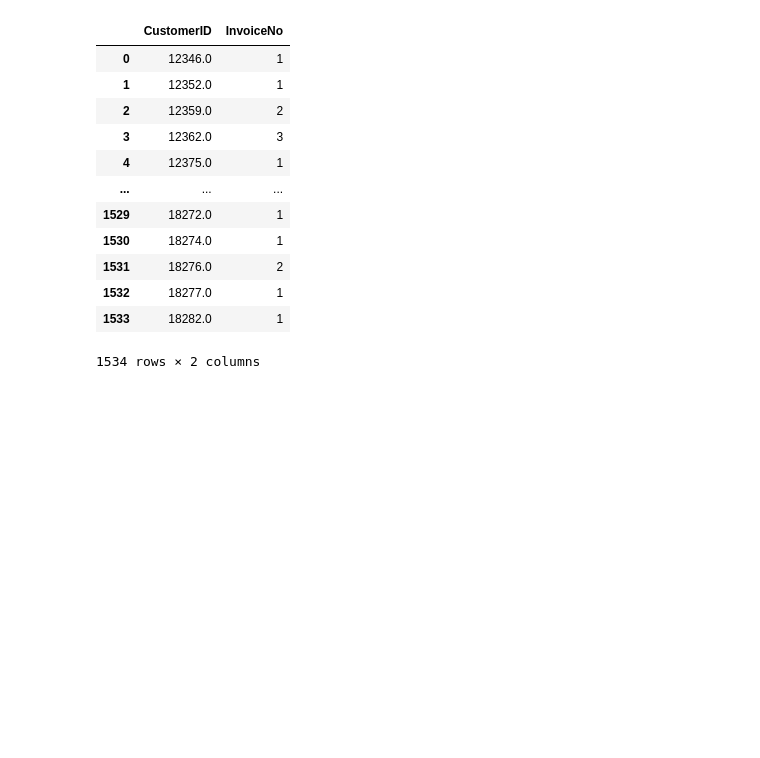
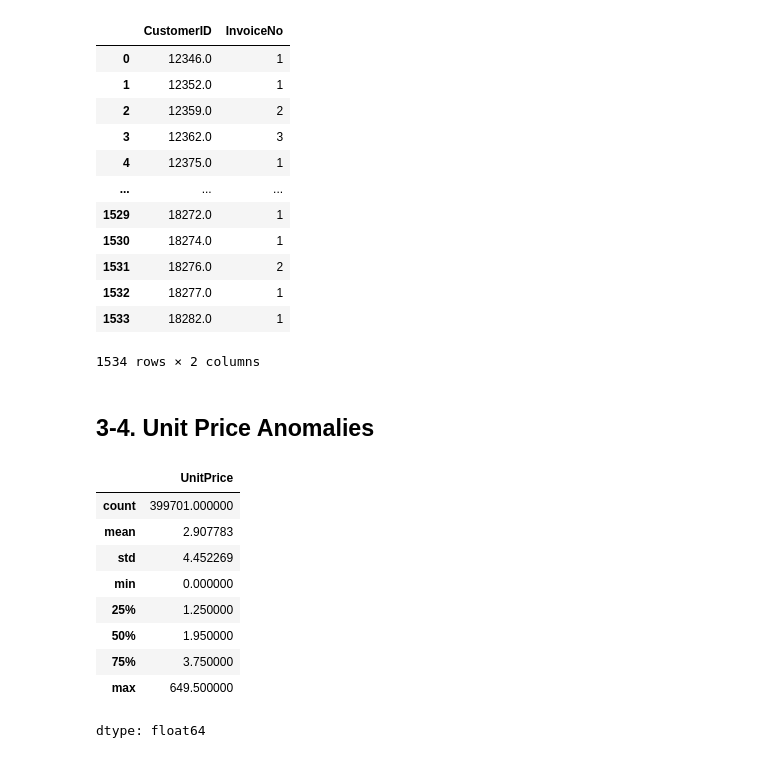
Before and after one commit to iamyunaseo/e-commerce-customer-behavior-analytics, a Jupyter notebook: e-commerce-customer-behavior-analytics.ipynb, the cells around one changed output. Cells and saved outputs as stored; diff of their text form; code cells hidden in the pictures; blank space fills up the shorter version.

```diff
--- a/e-commerce-customer-behavior-analytics.ipynb
+++ b/e-commerce-customer-behavior-analytics.ipynb
@@ -618,3 +515,18 @@ df_canceled
 | 1532 | 18277.0 | 1 |
 | 1533 | 18282.0 | 1 |
 1534 rows × 2 columns
+# %% [markdown]
+## 3-4. Unit Price Anomalies
+# %%
+df['UnitPrice'].describe()
+# %% [output]
+|  | UnitPrice |
+| count | 399701.000000 |
+| mean | 2.907783 |
+| std | 4.452269 |
+| min | 0.000000 |
+| 25% | 1.250000 |
+| 50% | 1.950000 |
+| 75% | 3.750000 |
+| max | 649.500000 |
+dtype: float64
```
Also changed, not shown: parts of 20 cells of this notebook, 1 other file.
